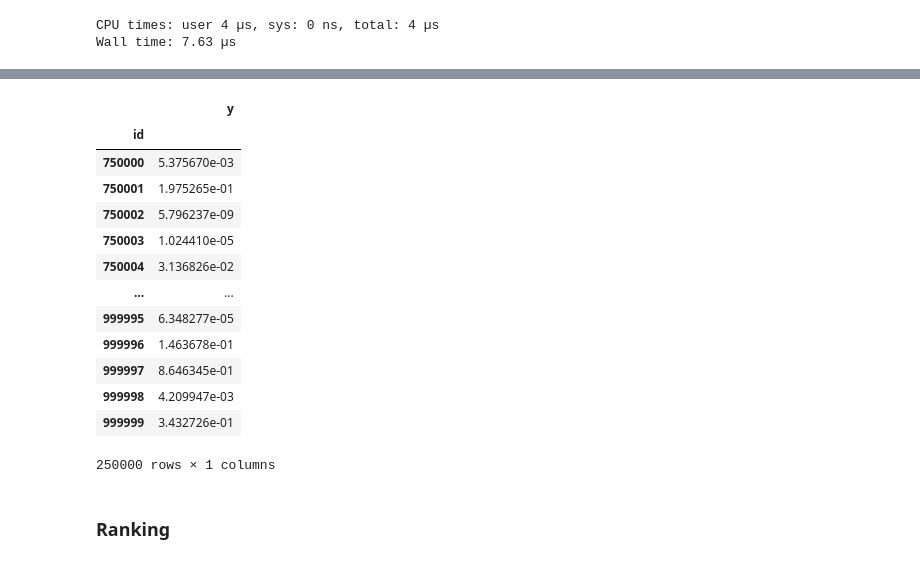
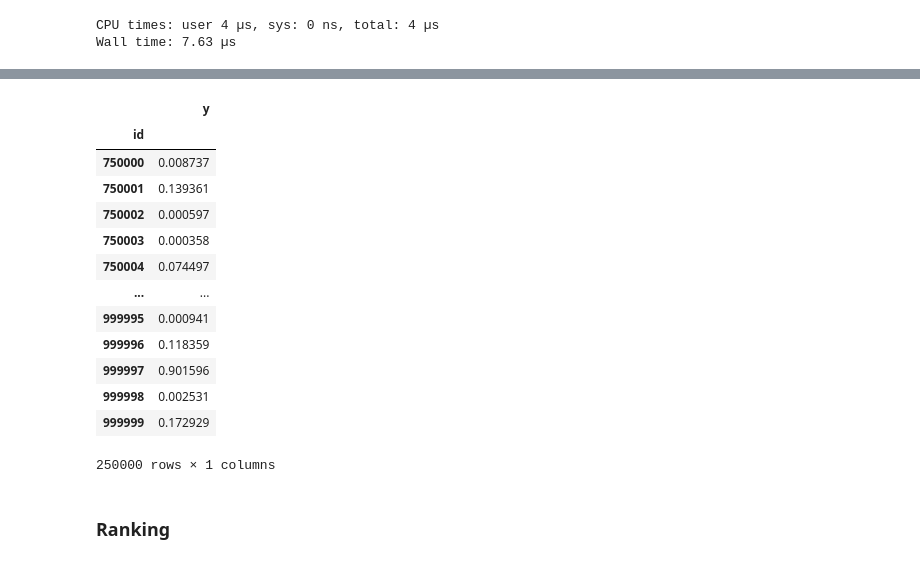
Before and after one commit to rubanzasilva/tps_s5_e8, a Jupyter notebook: eda-fast-ai-neural-nets-gradient-boosting.ipynb, the cells around one changed output, grey strips where cells are left out. Drawn from its saved outputs; the diff is of its cells as text; code cells hidden in the pictures.

```diff
--- a/eda-fast-ai-neural-nets-gradient-boosting.ipynb
+++ b/eda-fast-ai-neural-nets-gradient-boosting.ipynb
@@ -1422,24 +1424,24 @@ Wall time: 11.7 µs
 #sub
 # %%
 !rm submission.csv
-sub_df['y'] = final_preds
+sub_df['y'] = cat_lgbm_preds
 sub_df.to_csv('submission.csv', index=False)
 sub = pd.read_csv('submission.csv', index_col='id')
 sub
 # %% [output]
 |  | y |
 | id |  |
-| 750000 | 5.375670e-03 |
-| 750001 | 1.975265e-01 |
-| 750002 | 5.796237e-09 |
-| 750003 | 1.024410e-05 |
-| 750004 | 3.136826e-02 |
+| 750000 | 0.008737 |
+| 750001 | 0.139361 |
+| 750002 | 0.000597 |
+| 750003 | 0.000358 |
+| 750004 | 0.074497 |
 | ... | ... |
-| 999995 | 6.348277e-05 |
-| 999996 | 1.463678e-01 |
-| 999997 | 8.646345e-01 |
-| 999998 | 4.209947e-03 |
-| 999999 | 3.432726e-01 |
+| 999995 | 0.000941 |
+| 999996 | 0.118359 |
+| 999997 | 0.901596 |
+| 999998 | 0.002531 |
+| 999999 | 0.172929 |
 250000 rows × 1 columns
 # %% [markdown]
 ### Ranking
```
Also changed, not shown: parts of 61 cells of this notebook.
